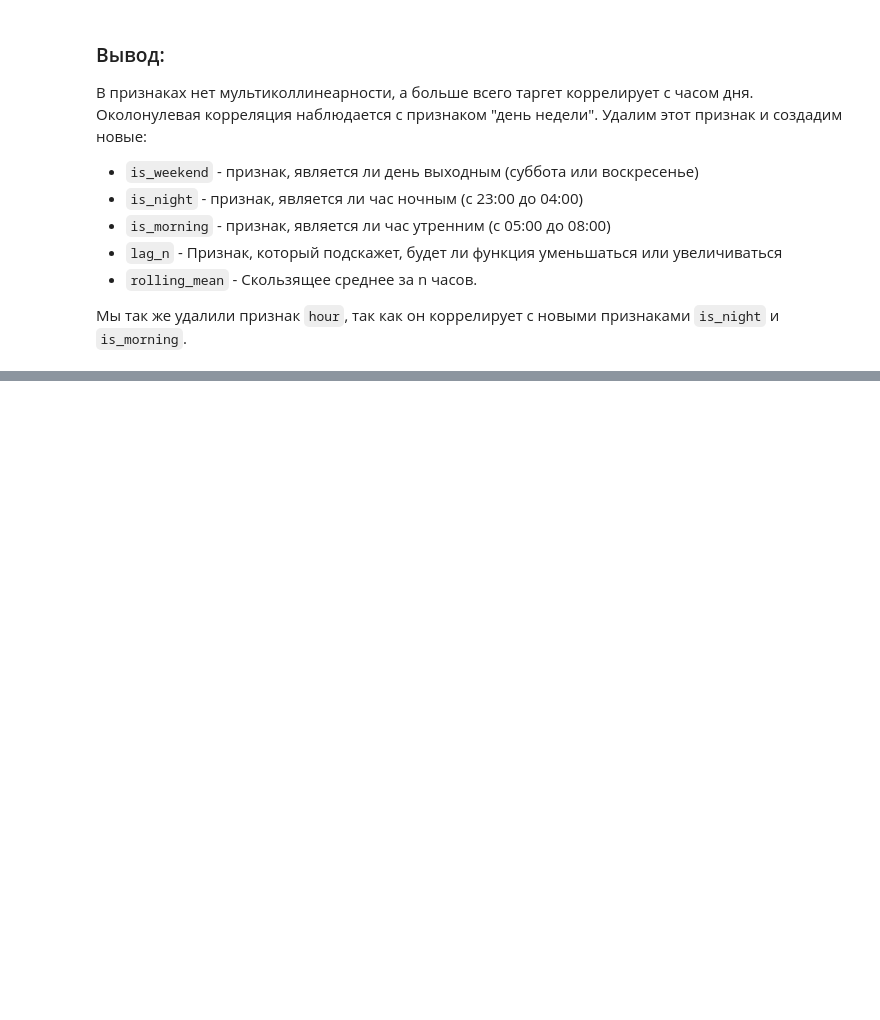
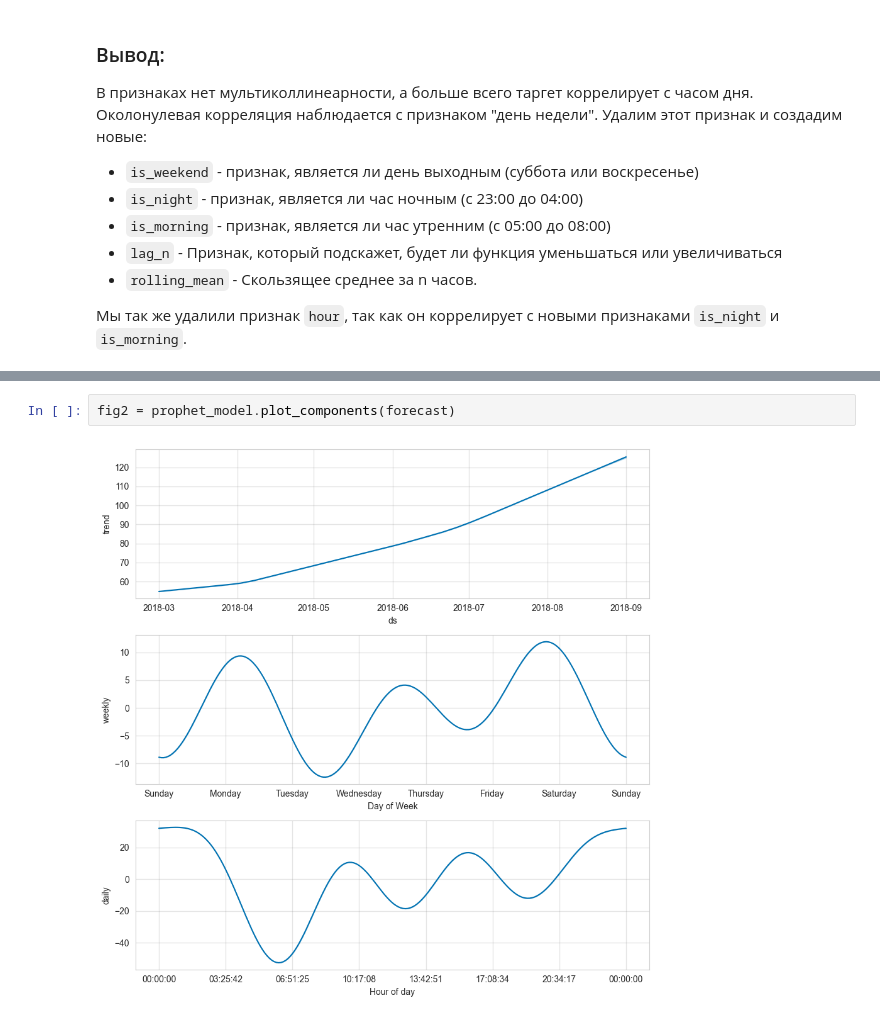
Before and after one commit to Moncervers/taxi_orders_prediction, a Jupyter notebook: project_notebook.ipynb, the cells around one changed output, grey strips where cells are left out. Drawn from its saved outputs; the diff is of its cells as text; blank space fills up the shorter version.

```diff
--- a/project_notebook.ipynb
+++ b/project_notebook.ipynb
@@ -455,0 +828,4 @@ df
+# %%
+fig2 = prophet_model.plot_components(forecast)
+# %% [output]
+[figure, added]
```
Also changed, not shown: parts of 33 cells of this notebook.
